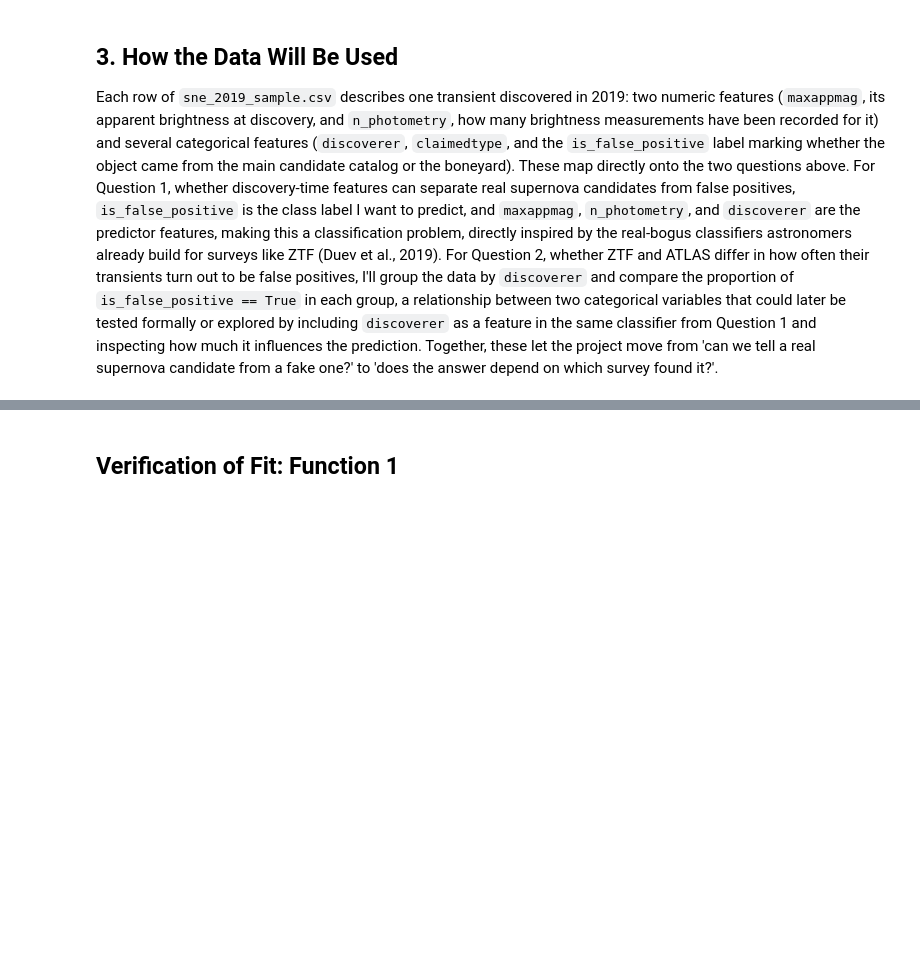
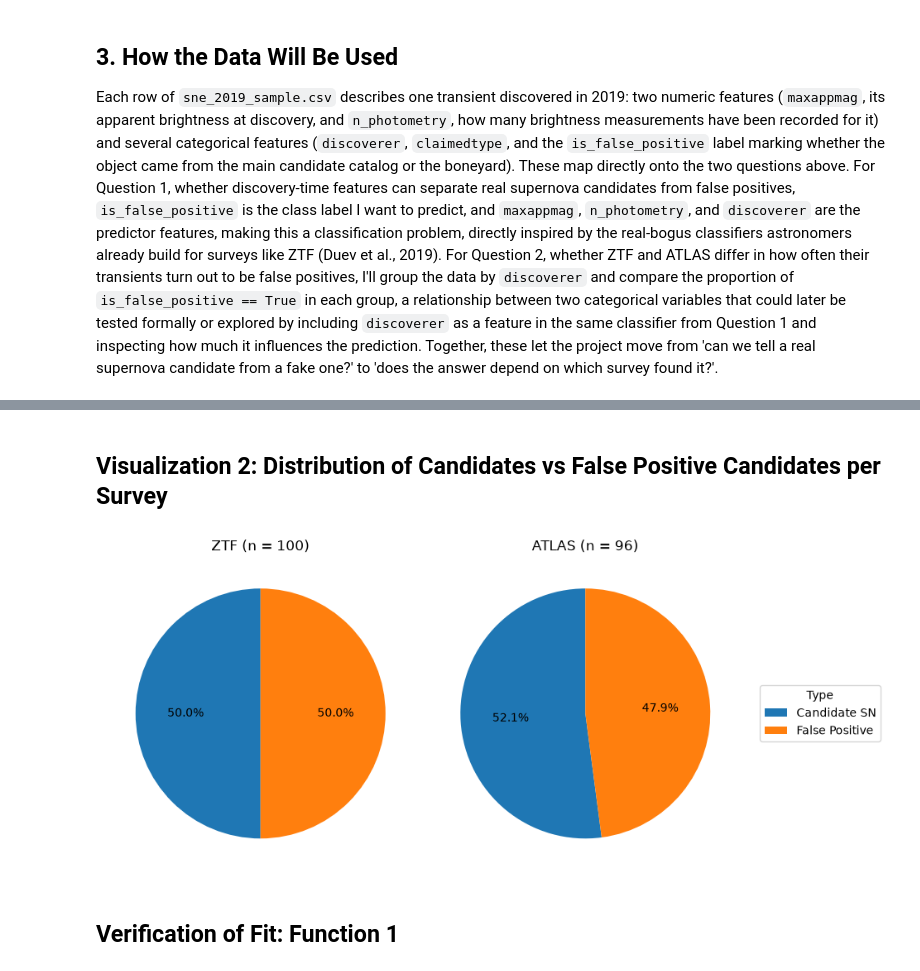
Before and after one commit to abbyregan/DS3000-Final-Project---Supernovae, a Jupyter notebook: DS3000.Proof.of.Concept.Abby.Version.ipynb, the cells around one changed output, grey strips where cells are left out. Cells and saved outputs as stored; diff of their text form; code cells hidden in the pictures; blank space fills up the shorter version.

```diff
--- a/DS3000.Proof.of.Concept.Abby.Version.ipynb
+++ b/DS3000.Proof.of.Concept.Abby.Version.ipynb
@@ -201,3 +224,22 @@ sne_2019 = pd.read_csv('sne_2019_sample.csv')
+# %% [markdown]
+## Visualization 2: Distribution of Candidates vs False Positive Candidates per Survey
+# %%
+fig, axes = plt.subplots(1, 2, figsize=(8, 6))
+
+for ax, survey in zip(axes, ['ZTF', 'ATLAS']):
+    # count number of candidates (false) and false positives (true) for each survey
+    ct = (sne_2019[sne_2019['discoverer'] == survey]['is_false_positive']
+          .value_counts().reindex([False, True], fill_value=0))
+    wedges, texts, autotexts =ax.pie(ct, autopct='%1.1f%%', startangle=90)
+
+    ax.set_title(f'{survey} (n = {ct.sum()})')
+
+fig.legend(wedges, ['Candidate SN', 'False Positive'], title='Type', loc='center left', bbox_to_anchor=(1, 0, 0.5, 1))
+
+plt.tight_layout()
+plt.show()
+# %% [output]
+[figure, added]
 # %%
 # defines a knn-classifier
 # need to not predict on training data: add cross-validation or test-set
```
Also changed, not shown: parts of 7 cells of this notebook.
